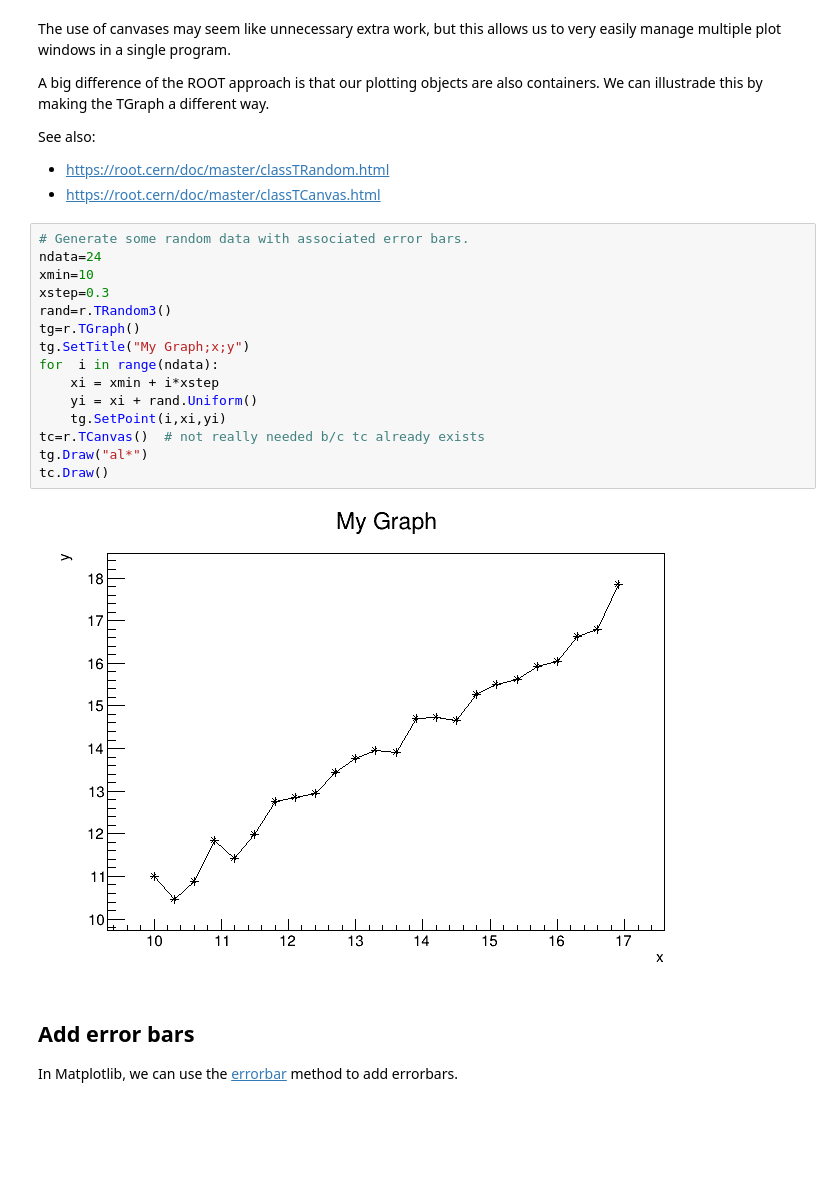
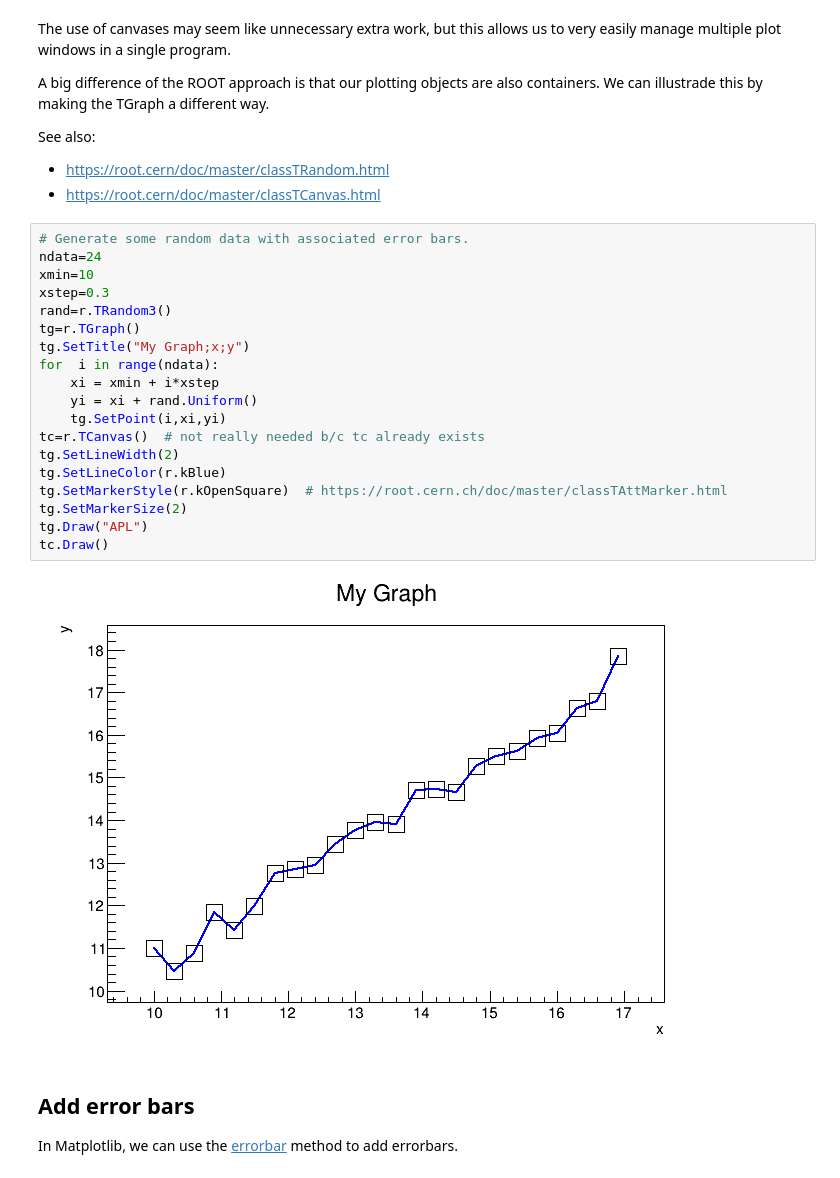
Before and after one commit to zjm4us/plotting_examples, a Jupyter notebook: plotting_examples.ipynb, the cells around one changed output. Cells and saved outputs as stored; diff of their text form; blank space fills up the shorter version.

```diff
--- a/plotting_examples.ipynb
+++ b/plotting_examples.ipynb
@@ -79,20 +79,24 @@ See also:
 # %%
 # Generate some random data with associated error bars.
 ndata=24
 xmin=10
 xstep=0.3
 rand=r.TRandom3()
 tg=r.TGraph()
 tg.SetTitle("My Graph;x;y")
 for  i in range(ndata):
     xi = xmin + i*xstep
     yi = xi + rand.Uniform()
     tg.SetPoint(i,xi,yi)
 tc=r.TCanvas()  # not really needed b/c tc already exists
-tg.Draw("al*")
+tg.SetLineWidth(2)
+tg.SetLineColor(r.kBlue)
+tg.SetMarkerStyle(r.kOpenSquare)  # https://root.cern.ch/doc/master/classTAttMarker.html
+tg.SetMarkerSize(2)
+tg.Draw("APL")
 tc.Draw()
 # %% [output]
-[figure, old version]
+[figure, new version]
 # %% [markdown]
 Add error bars
 ---
```
Also changed, not shown: parts of 1 cell of this notebook, 1 other file.
